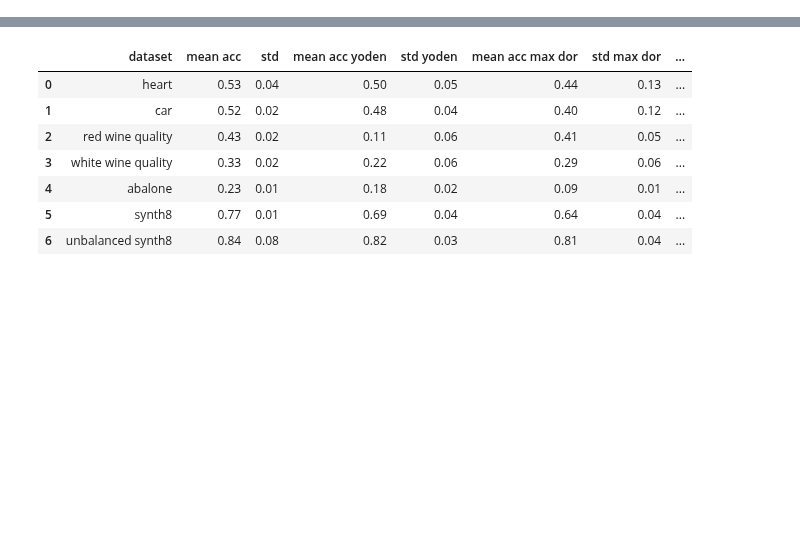
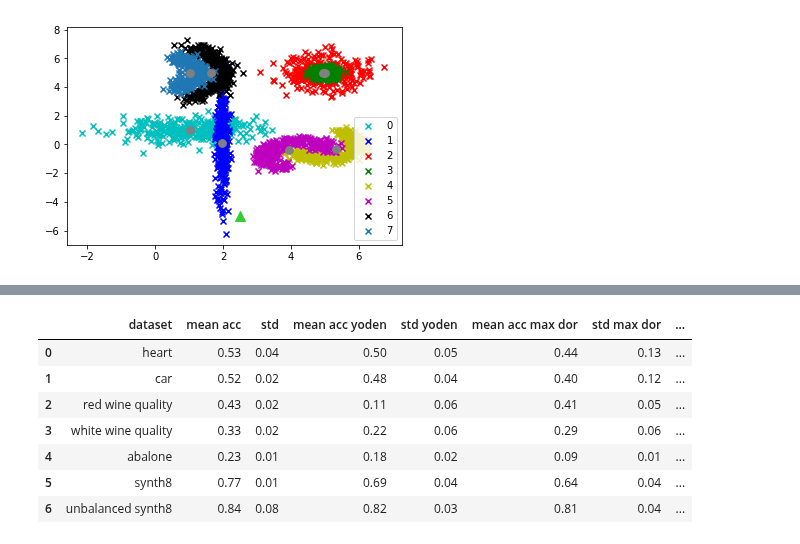
Before and after one commit to gabrielmatos26/Ova-and-Ava-classifiers, a Jupyter notebook: roc_cutpoints_clf.ipynb, the cells around one changed output, grey strips where cells are left out. Drawn from its saved outputs; the diff is of its cells as text; code cells hidden in the pictures; blank space fills up the shorter version.

Commit message:
added analysis on filtering classifiers

```diff
--- a/roc_cutpoints_clf.ipynb
+++ b/roc_cutpoints_clf.ipynb
@@ -531,3 +596,88 @@ def apply(data, times=1):
 #     print(np.mean(pred_half[:,2]))
 #     print(np.mean(pred_one[:,2]))
 #     print(np.mean(pred_log[:,2]))
+# %%
+data = load_mat('data/synth8.mat')
+c1, c2, c3, c4, c5 = data[:300], data[300:600], data[600:900], data[900:1200], data[1200:1500],
+c6, c7, c8 = data[1500:1800], data[1800:2100], data[2100:2400]
+
+centroid1, centroid2, centroid3, centroid4 = np.mean(c1, axis=0)[:2], np.mean(c2, axis=0)[:2], np.mean(c3, axis=0)[:2], np.mean(c4, axis=0)[:2]
+centroid5, centroid6, centroid7, centroid8 = np.mean(c5, axis=0)[:2], np.mean(c6, axis=0)[:2], np.mean(c7, axis=0)[:2], np.mean(c8, axis=0)[:2]
+
+plt.clf()
+plt.cla()
+plt.close()
+plt.scatter(c1[0], c1[1], c='c', marker='x', label='0')
+plt.scatter(c2[0], c2[1], c='b', marker='x', label='1')
+plt.scatter(c4[0], c4[1], c='r', marker='x', label='2')
+plt.scatter(c3[0], c3[1], c='g', marker='x', label='3')
+plt.scatter(c5[0], c5[1], c='y', marker='x', label='4')
+plt.scatter(c6[0], c6[1], c='m', marker='x', label='5')
+plt.scatter(c7[0], c7[1], c='k', marker='x', label='6')
+plt.scatter(c8[0], c8[1], marker='x', label='7')
+plt.legend(loc="lower right")
+
+#centroids
+plt.scatter(centroid1[0], centroid1[1], c=(0.5,0.5,0.5), marker='o', s=60)
+plt.scatter(centroid2[0], centroid2[1], c=(0.5,0.5,0.5), marker='o', s=60)
+plt.scatter(centroid4[0], centroid4[1], c=(0.5,0.5,0.5), marker='o', s=60)
+plt.scatter(centroid3[0], centroid3[1], c=(0.5,0.5,0.5), marker='o', s=60)
+plt.scatter(centroid5[0], centroid5[1], c=(0.5,0.5,0.5), marker='o', s=60)
+plt.scatter(centroid6[0], centroid6[1], c=(0.5,0.5,0.5), marker='o', s=60)
+plt.scatter(centroid7[0], centroid7[1], c=(0.5,0.5,0.5), marker='o', s=60)
+plt.scatter(centroid8[0], centroid8[1], c=(0.5,0.5,0.5), marker='o', s=60)
+
+
+#test point
+# p = np.array([[-1, 6]])
+# p = np.array([[2, 0.5]])
+# p = np.array([[3.5, 5.8]])
+p = np.array([[2.5, -5]])
+p_class = 1
+
+d1, d2, d3 = np.linalg.norm(p[0]-centroid1), np.linalg.norm(p[0]-centroid2), np.linalg.norm(p[0]-centroid3)
+d4, d5, d6 = np.linalg.norm(p[0]-centroid4), np.linalg.norm(p[0]-centroid5), np.linalg.norm(p[0]-centroid6)
+d7, d8 = np.linalg.norm(p[0]-centroid7), np.linalg.norm(p[0]-centroid8)
+
+dists = [[d1,0],[d2,1],[d3,2],[d4,3],[d5,4],[d6,5],[d7,6],[d8,7]]
+dists.sort()
+print(dists[:int(len(dists)/2)])
+chosen = np.asarray(dists[:int(len(dists)/2)])[:,1]
+print(chosen)
+
+
+plt.scatter(p[0,0], p[0,1], c=(0.2,0.8,0.2), marker='^', s=100)
+
+cols = list(data.columns)
+Y = data[cols[-1]].copy()
+cols.remove(cols[-1])
+X = data[cols].copy()
+roc_clf = ClassifierWithRoc(X,Y)
+# print(roc_clf.c_groups, len(roc_clf.c_groups))
+pairs = [pair for pair in roc_clf.c_groups if pair[0] in chosen and pair[1] in chosen]
+clfs = [roc_clf.c_groups.index(clf) for clf in pairs]
+print(pairs, len(pairs))
+# print(clfs)
+
+plt.show()
+
+x_train, x_val, x_test, y_train, y_val, y_test = roc_clf.split_data(X, Y)
+scaler = roc_clf.z_score(x_train)
+est = roc_clf.estimator(x_train, y_train, scaler)
+fpr, tpr, thresholds, roc_auc, cutpoints = roc_clf.calculate_roc(est, x_val, x_train, y_val,
+                                                                 y_train, scaler)
+
+pred = roc_clf.predict(est, p, np.array([p_class]), scaler, clfs=clfs)
+pred_y = roc_clf.predict(est, p, np.array([p_class]), scaler, cutpoints, c=0, clfs=clfs)
+pred_dor = roc_clf.predict(est, p, np.array([p_class]), scaler, cutpoints, c=1, clfs=clfs)
+pred_zero = roc_clf.predict(est, p, np.array([p_class]), scaler, cutpoints, c=2, mode='zero', clfs=clfs)
+pred_half = roc_clf.predict(est, p, np.array([p_class]), scaler, cutpoints, c=2, mode='half', clfs=clfs)
+pred_one = roc_clf.predict(est, p, np.array([p_class]), scaler, cutpoints, c=2, mode='one', clfs=clfs)
+pred_log = roc_clf.predict(est, p, np.array([p_class]), scaler, cutpoints, c=2, mode='logistic', clfs=clfs)
+
+
+print(pred[0], pred_y[0], pred_dor[0], pred_zero[0], pred_half[0], pred_one[0], pred_log[0])
+
+roc_clf.plot_roc(fpr, tpr, thresholds, roc_auc, cutpoints, clfs=clfs)
+# out = apply(data)
+# %% [output]
@@ -533,0 +687 @@ def apply(data, times=1):
+[figure, added]
```
Also changed, not shown: parts of 4 cells of this notebook, 1 other file.
